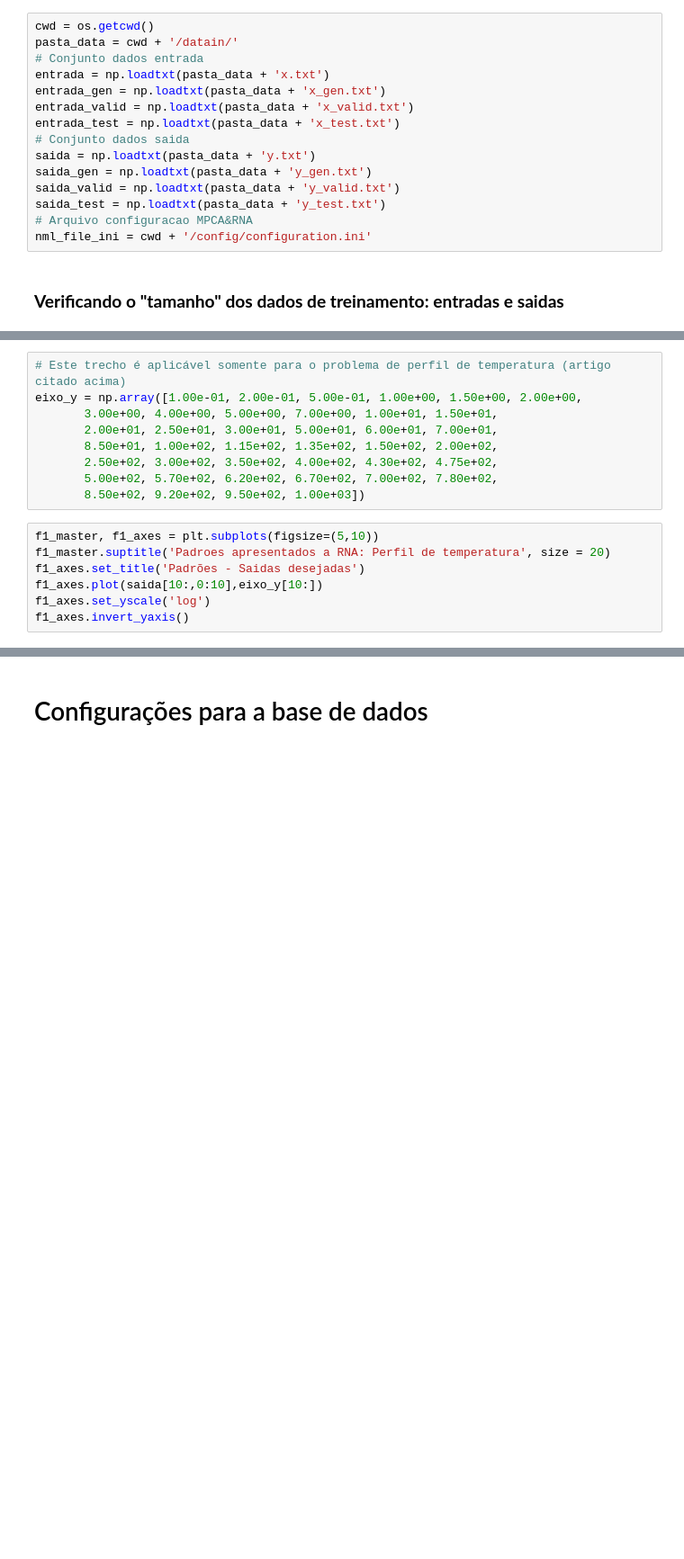
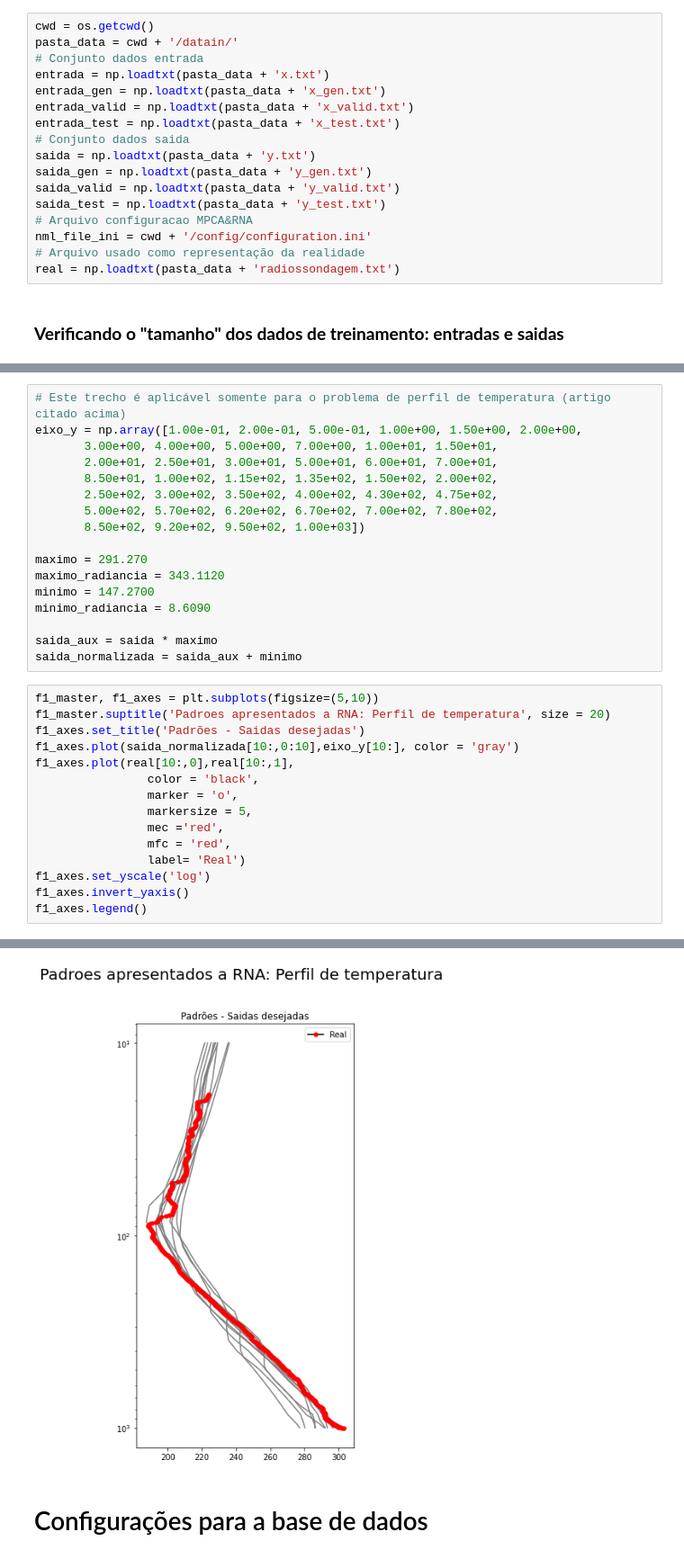
Before and after one commit to sabrinabms/RNA-MPCA, a Jupyter notebook: rna&mpca_local.ipynb, the cells around one changed output, grey strips where cells are left out. Shown at 90% size. Saved outputs shown, nothing was run; the diff lists cells and outputs as text; blank space fills up the shorter version.

Commit message:
Atualizado codigo python para mostrar a saida "real"

```diff
--- a/rna&mpca_local.ipynb
+++ b/rna&mpca_local.ipynb
@@ -32,6 +32,8 @@ saida_valid = np.loadtxt(pasta_data + 'y_valid.txt')
 saida_test = np.loadtxt(pasta_data + 'y_test.txt')
 # Arquivo configuracao MPCA&RNA
 nml_file_ini = cwd + '/config/configuration.ini'
+# Arquivo usado como representação da realidade
+real = np.loadtxt(pasta_data + 'radiossondagem.txt')
 # %% [markdown]
 ### **Verificando o "tamanho" dos  dados de treinamento: entradas e saidas**
 # %%
@@ -48,10 +57,27 @@ eixo_y = np.array([1.00e-01, 2.00e-01, 5.00e-01, 1.00e+00, 1.50e+00, 2.00e+00,
        2.50e+02, 3.00e+02, 3.50e+02, 4.00e+02, 4.30e+02, 4.75e+02,
        5.00e+02, 5.70e+02, 6.20e+02, 6.70e+02, 7.00e+02, 7.80e+02,
        8.50e+02, 9.20e+02, 9.50e+02, 1.00e+03])
+
+maximo = 291.270
+maximo_radiancia = 343.1120
+minimo = 147.2700
+minimo_radiancia = 8.6090
+
+saida_aux = saida * maximo
+saida_normalizada = saida_aux + minimo
 # %%
 f1_master, f1_axes = plt.subplots(figsize=(5,10))
 f1_master.suptitle('Padroes apresentados a RNA: Perfil de temperatura', size = 20)
 f1_axes.set_title('Padrões - Saidas desejadas')
-f1_axes.plot(saida[10:,0:10],eixo_y[10:])
+f1_axes.plot(saida_normalizada[10:,0:10],eixo_y[10:], color = 'gray')
+f1_axes.plot(real[10:,0],real[10:,1],
+                color = 'black',
+                marker = 'o',
+                markersize = 5,
+                mec ='red',
+                mfc = 'red',
+                label= 'Real')
 f1_axes.set_yscale('log')
 f1_axes.invert_yaxis()
+f1_axes.legend()
+# %% [output]
@@ -58,3 +85,4 @@ f1_axes.invert_yaxis()
+[figure, added]
 # %% [markdown]
 # Configurações para a base de dados
 # %%
```
Also changed, not shown: parts of 12 cells of this notebook, 2 other files.
